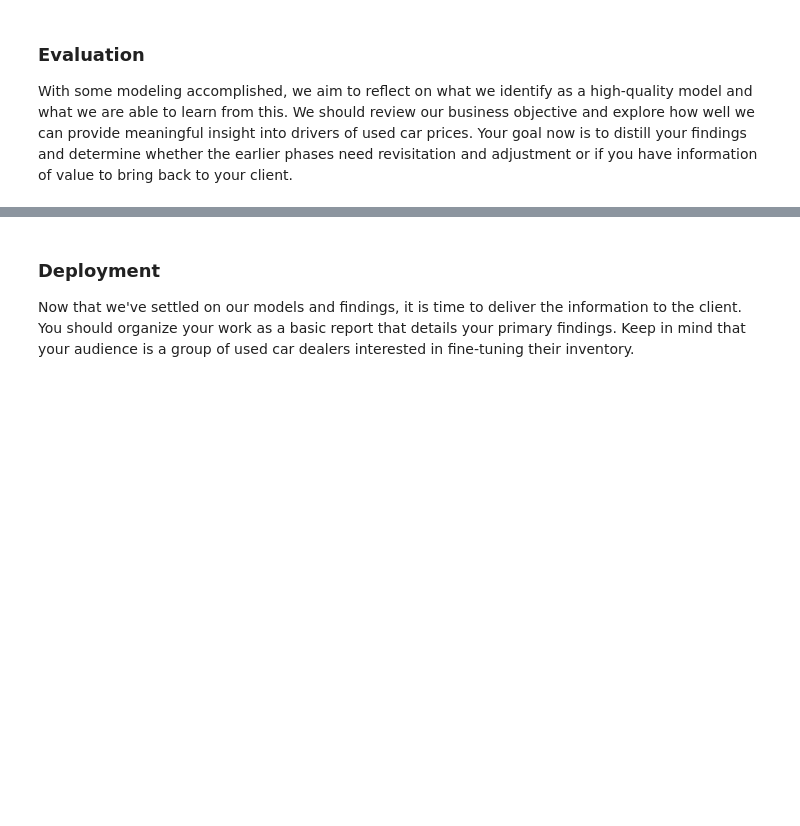
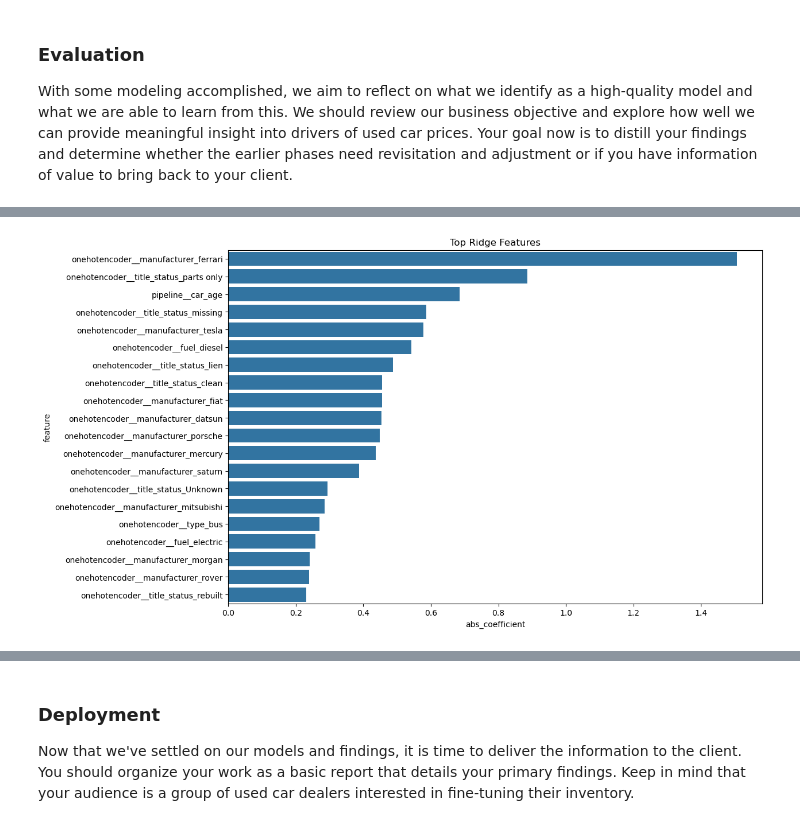
Before and after one commit to RT-Prog/ML_Learn_1, a Jupyter notebook: CarSalesPredictor/prompt_II.ipynb, the cells around one changed output, grey strips where cells are left out. Drawn from its saved outputs; the diff is of its cells as text; code cells hidden in the pictures; blank space fills up the shorter version.

```diff
--- a/CarSalesPredictor/prompt_II.ipynb
+++ b/CarSalesPredictor/prompt_II.ipynb
@@ -1488,0 +1700,17 @@ With some modeling accomplished, we aim to reflect on what we identify as a high
+# %%
+# Ploting features
+
+top_ridge_features = ridge_feature_table.head(20)
+
+plt.figure(figsize=(12, 8))
+
+sns.barplot(
+    data=top_ridge_features,
+    x="abs_coefficient",
+    y="feature"
+)
+
+plt.title("Top Ridge Features")
+plt.show()
+# %% [output]
+[figure, added]
```
Also changed, not shown: parts of 8 cells of this notebook.
